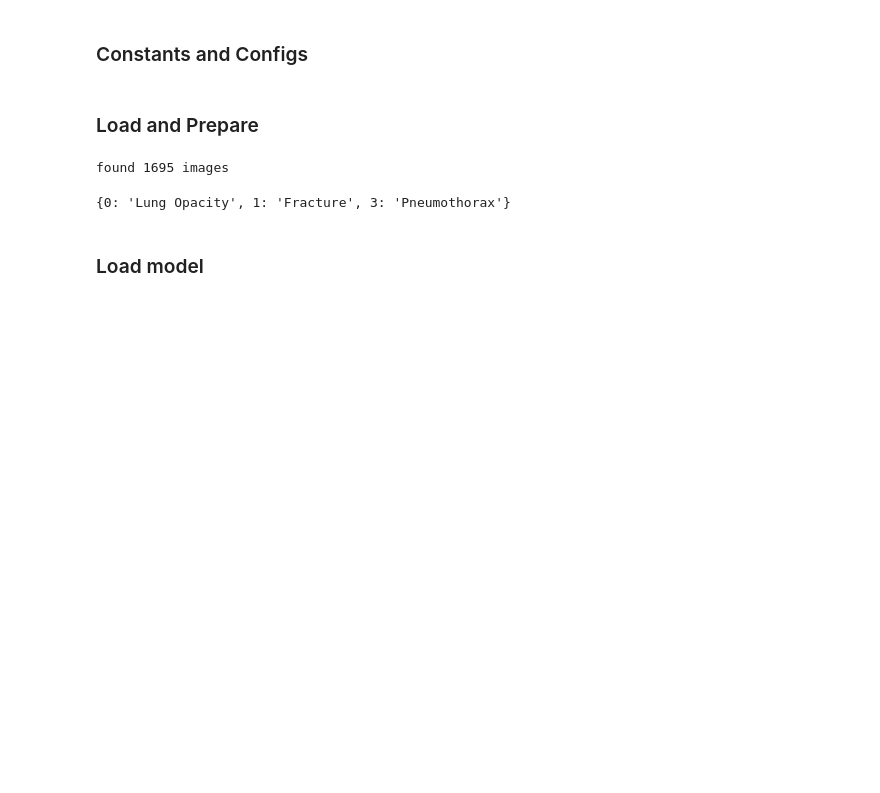
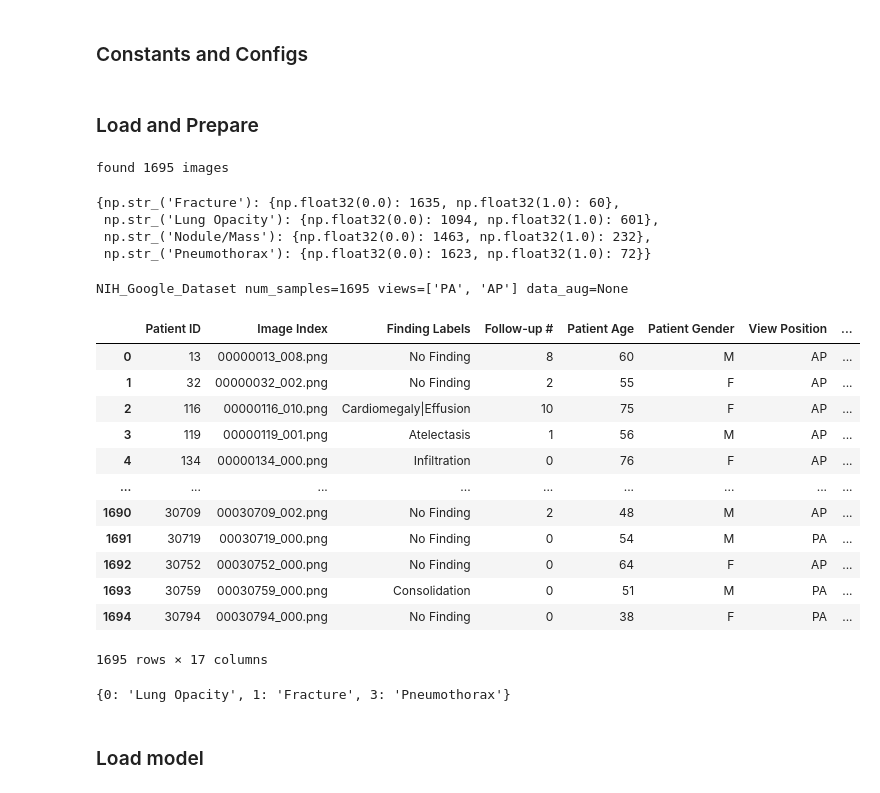
Before and after one commit to ngChris/ai-vis-lab-2026-x-rayable-ai, a Jupyter notebook: phase1-model-behavior/ai-guided-pair/xraymodel.ipynb, the cells around one changed output. Cells and saved outputs as stored; diff of their text form; code cells hidden in the pictures; blank space fills up the shorter version.

```diff
--- a/phase1-model-behavior/ai-guided-pair/xraymodel.ipynb
+++ b/phase1-model-behavior/ai-guided-pair/xraymodel.ipynb
@@ -61,6 +61,30 @@ DATASET_LABEL_INDICES = {
 DATASET_INDICES_LABEL = {DATASET_LABEL_INDICES[l]:l for l in DATASET_LABEL_INDICES}
 # %% [output]
 found 1695 images
+# %%
+NIH_GOOGLE_DATASET
+# %% [output]
+{np.str_('Fracture'): {np.float32(0.0): 1635, np.float32(1.0): 60},
+ np.str_('Lung Opacity'): {np.float32(0.0): 1094, np.float32(1.0): 601},
+ np.str_('Nodule/Mass'): {np.float32(0.0): 1463, np.float32(1.0): 232},
+ np.str_('Pneumothorax'): {np.float32(0.0): 1623, np.float32(1.0): 72}}
+NIH_Google_Dataset num_samples=1695 views=['PA', 'AP'] data_aug=None
+# %%
+NIH_GOOGLE_DATASET.csv
+# %% [output]
+|  | Patient ID | Image Index | Finding Labels | Follow-up # | Patient Age | Patient Gender | View Position | ... |
+| 0 | 13 | 00000013_008.png | No Finding | 8 | 60 | M | AP | ... |
+| 1 | 32 | 00000032_002.png | No Finding | 2 | 55 | F | AP | ... |
+| 2 | 116 | 00000116_010.png | Cardiomegaly|Effusion | 10 | 75 | F | AP | ... |
+| 3 | 119 | 00000119_001.png | Atelectasis | 1 | 56 | M | AP | ... |
+| 4 | 134 | 00000134_000.png | Infiltration | 0 | 76 | F | AP | ... |
+| ... | ... | ... | ... | ... | ... | ... | ... | ... |
+| 1690 | 30709 | 00030709_002.png | No Finding | 2 | 48 | M | AP | ... |
+| 1691 | 30719 | 00030719_000.png | No Finding | 0 | 54 | M | PA | ... |
+| 1692 | 30752 | 00030752_000.png | No Finding | 0 | 64 | F | AP | ... |
+| 1693 | 30759 | 00030759_000.png | Consolidation | 0 | 51 | M | PA | ... |
+| 1694 | 30794 | 00030794_000.png | No Finding | 0 | 38 | F | PA | ... |
+1695 rows × 17 columns
 # %%
 DATASET_INDICES_LABEL
 # %% [output]
```
Also changed, not shown: parts of 10 cells of this notebook.
